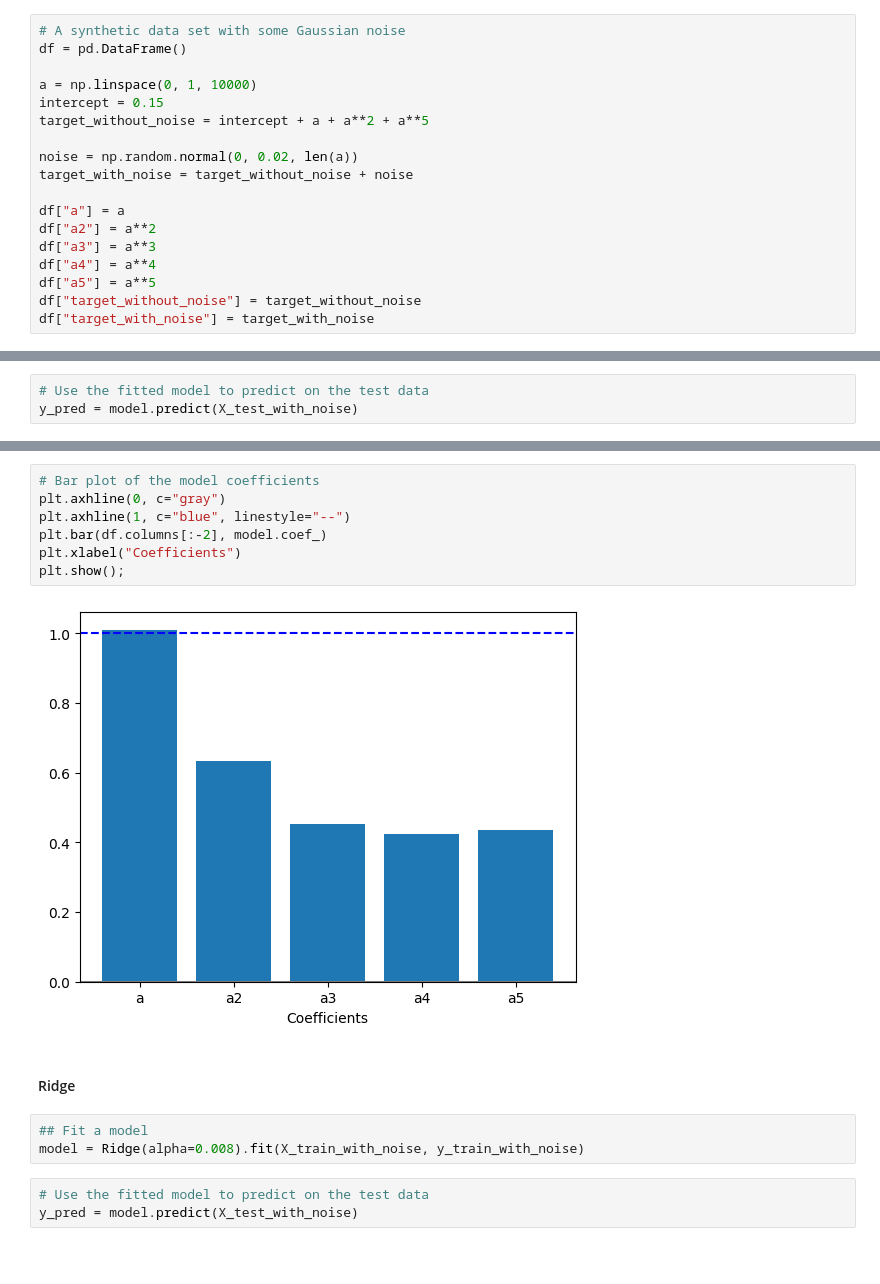
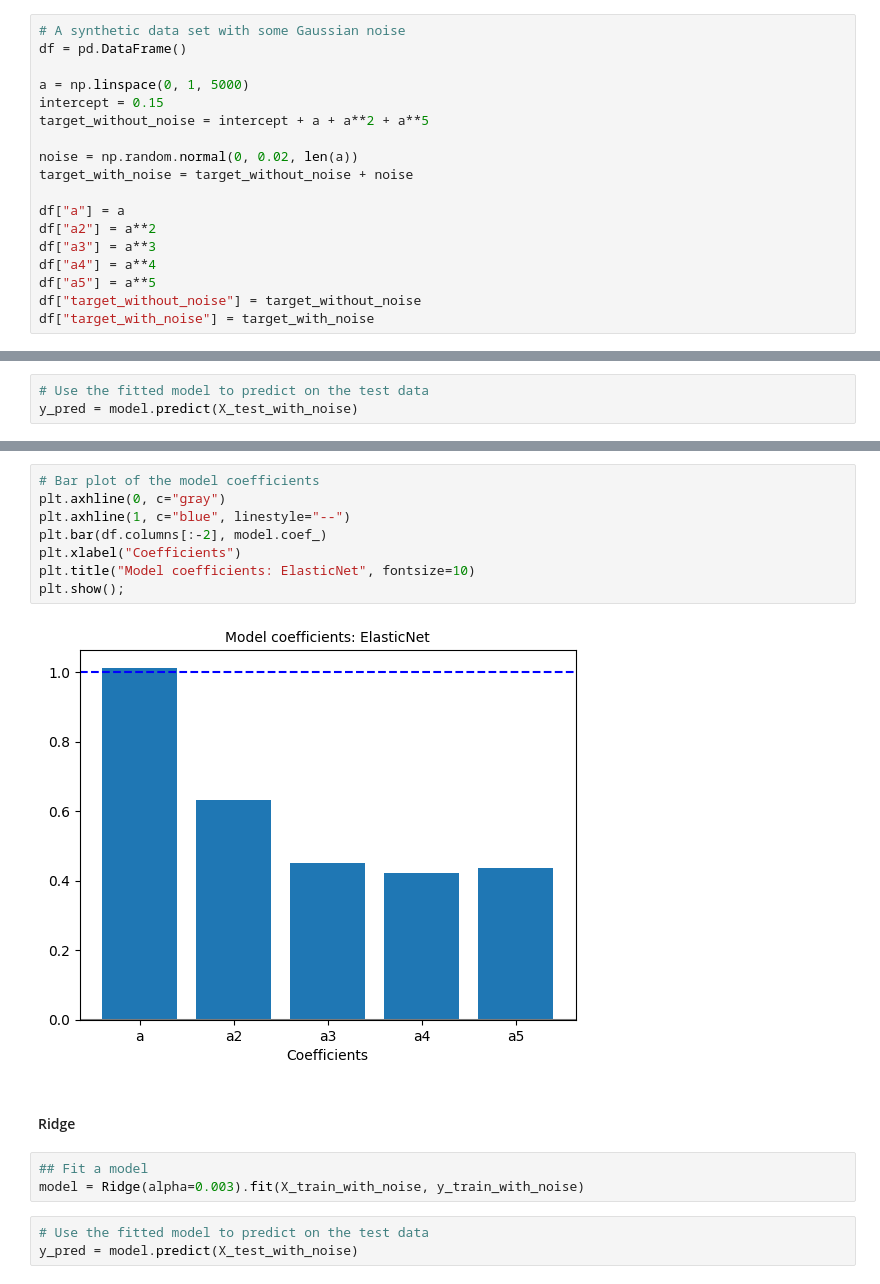
Before and after one commit to usaikia/Machine_Learning, a Jupyter notebook: 01_regression/regression_with_noisy_data.ipynb, the cells around one changed output, grey strips where cells are left out. Drawn from its saved outputs; the diff is of its cells as text; blank space fills up the shorter version.

```diff
--- a/01_regression/regression_with_noisy_data.ipynb
+++ b/01_regression/regression_with_noisy_data.ipynb
@@ -27,7 +27,7 @@ from sklearn.metrics import (mean_absolute_error,
 # A synthetic data set with some Gaussian noise
 df = pd.DataFrame()
 
-a = np.linspace(0, 1, 10000)
+a = np.linspace(0, 1, 5000)
 intercept = 0.15
 target_without_noise = intercept + a + a**2 + a**5
 
@@ -328,17 +332,18 @@ Coefficient = [1.01005056 0.63342877 0.45273906 0.42386168 0.43599266]
 # %%
 # Bar plot of the model coefficients
 plt.axhline(0, c="gray")
 plt.axhline(1, c="blue", linestyle="--")
 plt.bar(df.columns[:-2], model.coef_)
 plt.xlabel("Coefficients")
+plt.title("Model coefficients: ElasticNet", fontsize=10)
 plt.show();
 # %% [output]
-[figure, old version]
+[figure, new version]
 # %% [markdown]
 #### Ridge
 # %%
 ## Fit a model
-model = Ridge(alpha=0.008).fit(X_train_with_noise, y_train_with_noise)
+model = Ridge(alpha=0.003).fit(X_train_with_noise, y_train_with_noise)
 # %%
 # Use the fitted model to predict on the test data
 y_pred = model.predict(X_test_with_noise)
```
Also changed, not shown: parts of 36 cells of this notebook.
